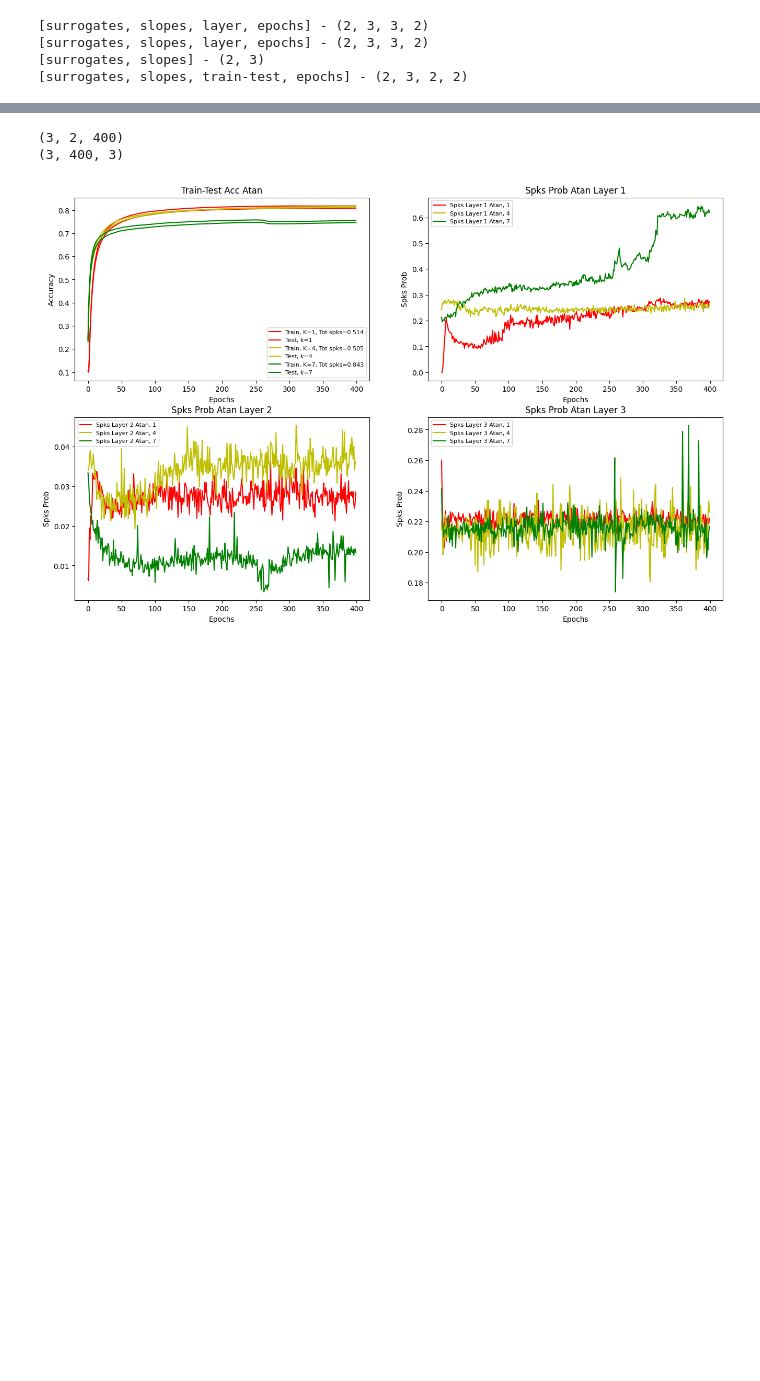
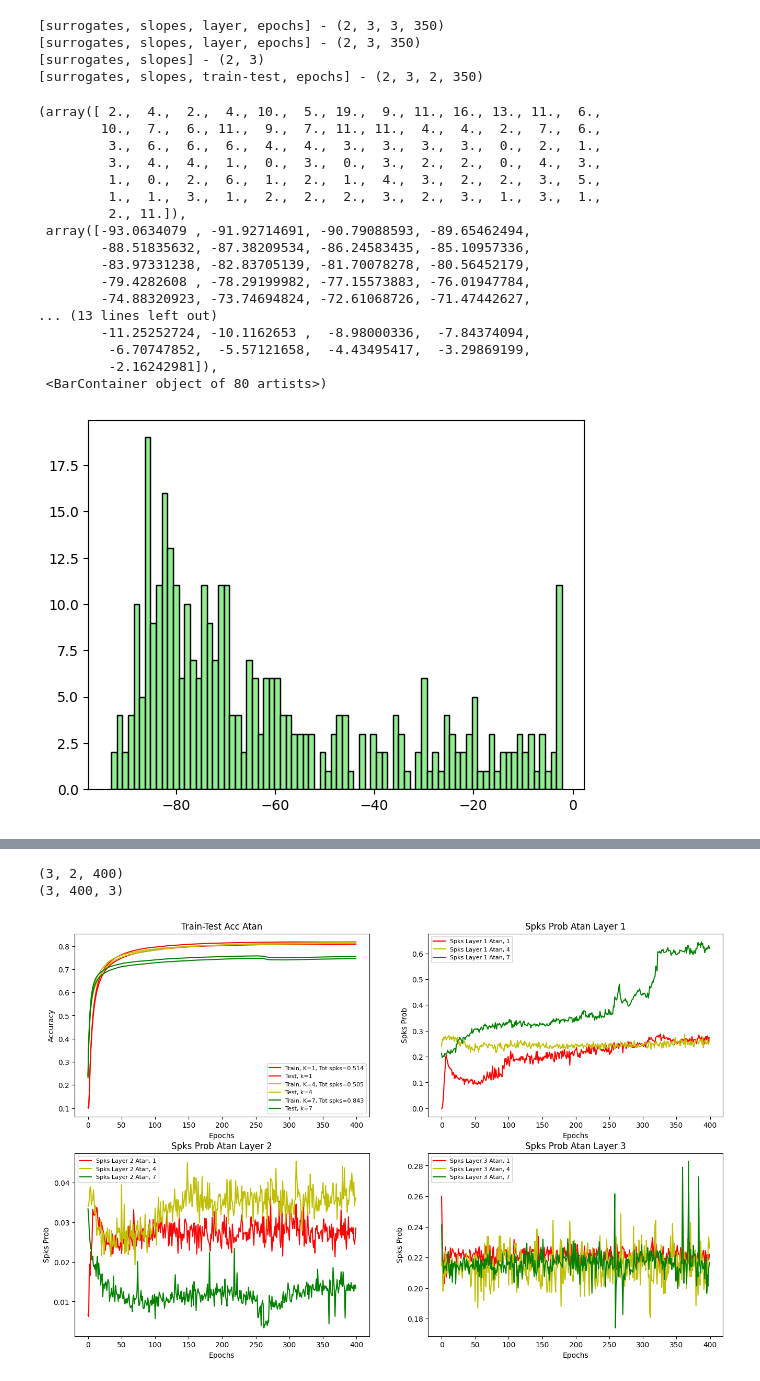
Before and after one commit to LucaFrat/Research_Intern_SNN, a Jupyter notebook: Visualize_surr_coeff.ipynb, the cells around one changed output, grey strips where cells are left out. Saved outputs shown, nothing was run; the diff lists cells and outputs as text; code cells hidden in the pictures; blank space fills up the shorter version.

Commit message:
add visual membrane potential

```diff
--- a/Visualize_surr_coeff.ipynb
+++ b/Visualize_surr_coeff.ipynb
@@ -11,17 +11,40 @@ spks_tot_overall = np.load('Diff_Surrogates/Spks_tot_overall.npy')
 accs = np.squeeze(np.load('Diff_Surrogates/Accs.npy'))
 
 spks_layers = np.transpose(spks_layers, (0,1,3,2))
-pots_layers = np.transpose(pots_layers, (0,1,3,2))
+pots_layers = np.sum(np.transpose(pots_layers, (0,1,3,2)), axis=2)
 
 print(f"[surrogates, slopes, layer, epochs] - {np.shape(spks_layers)}")
 print(f"[surrogates, slopes, layer, epochs] - {np.shape(pots_layers)}")
 print(f"[surrogates, slopes] - {np.shape(spks_tot_overall)}")
 print(f"[surrogates, slopes, train-test, epochs] - {np.shape(accs)}")
 # %% [output]
-[surrogates, slopes, layer, epochs] - (2, 3, 3, 2)
-[surrogates, slopes, layer, epochs] - (2, 3, 3, 2)
+[surrogates, slopes, layer, epochs] - (2, 3, 3, 350)
+[surrogates, slopes, layer, epochs] - (2, 3, 350)
 [surrogates, slopes] - (2, 3)
-[surrogates, slopes, train-test, epochs] - (2, 3, 2, 2)
+[surrogates, slopes, train-test, epochs] - (2, 3, 2, 350)
+# %%
+# Plot Histogram of Membrane Distribution summed over the 3 layers
+
+plt.hist(x=pots_layers[0][1], color='lightgreen', ec='black', bins=80)
+# %% [output]
+(array([ 2.,  4.,  2.,  4., 10.,  5., 19.,  9., 11., 16., 13., 11.,  6.,
+        10.,  7.,  6., 11.,  9.,  7., 11., 11.,  4.,  4.,  2.,  7.,  6.,
+         3.,  6.,  6.,  6.,  4.,  4.,  3.,  3.,  3.,  3.,  0.,  2.,  1.,
+         3.,  4.,  4.,  1.,  0.,  3.,  0.,  3.,  2.,  2.,  0.,  4.,  3.,
+         1.,  0.,  2.,  6.,  1.,  2.,  1.,  4.,  3.,  2.,  2.,  3.,  5.,
+         1.,  1.,  3.,  1.,  2.,  2.,  2.,  3.,  2.,  3.,  1.,  3.,  1.,
+         2., 11.]),
+ array([-93.0634079 , -91.92714691, -90.79088593, -89.65462494,
+        -88.51835632, -87.38209534, -86.24583435, -85.10957336,
+        -83.97331238, -82.83705139, -81.70078278, -80.56452179,
+        -79.4282608 , -78.29199982, -77.15573883, -76.01947784,
+        -74.88320923, -73.74694824, -72.61068726, -71.47442627,
+... (13 lines left out)
+        -11.25252724, -10.1162653 ,  -8.98000336,  -7.84374094,
+         -6.70747852,  -5.57121658,  -4.43495417,  -3.29869199,
+         -2.16242981]),
+ <BarContainer object of 80 artists>)
+[figure, added]
 # %%
 # Plot Atan vs Fast-Sigmoid, for slope coefficient
 
```
Also changed, not shown: parts of 2 cells of this notebook, 3 other files.
